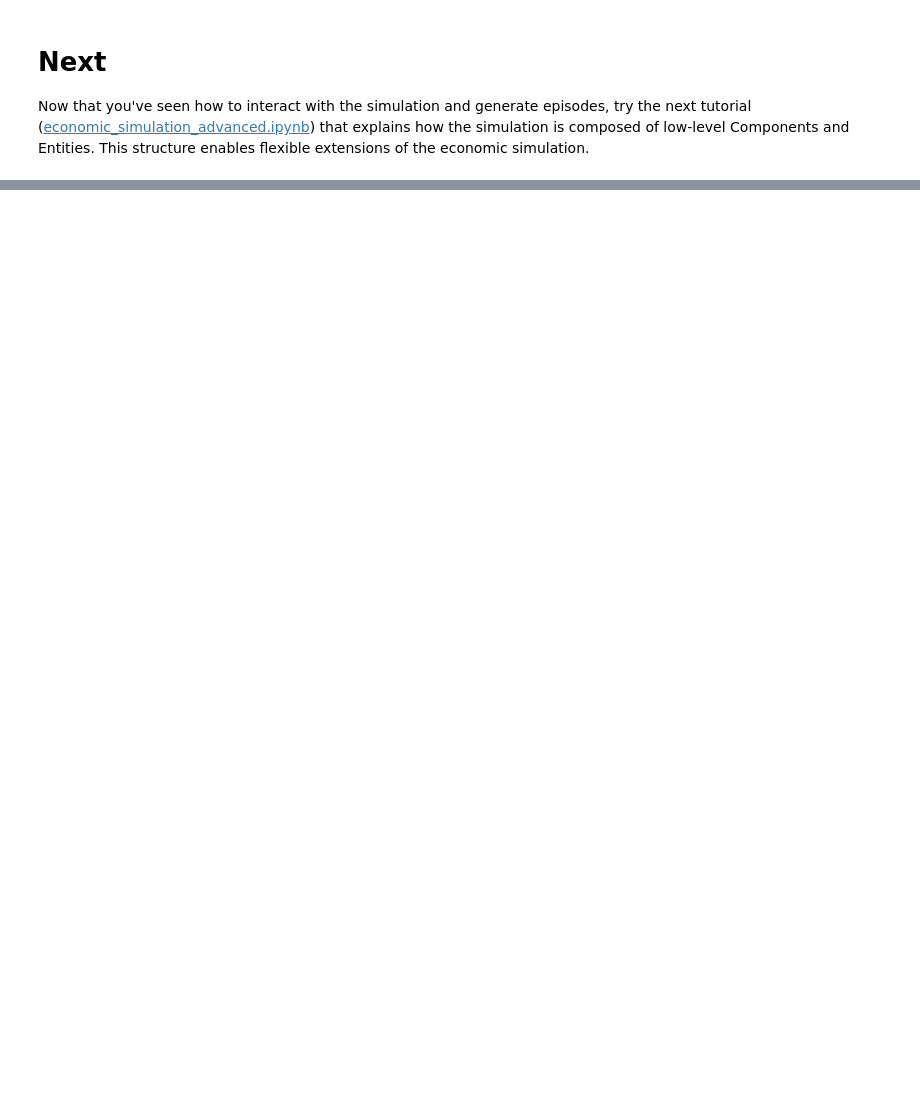
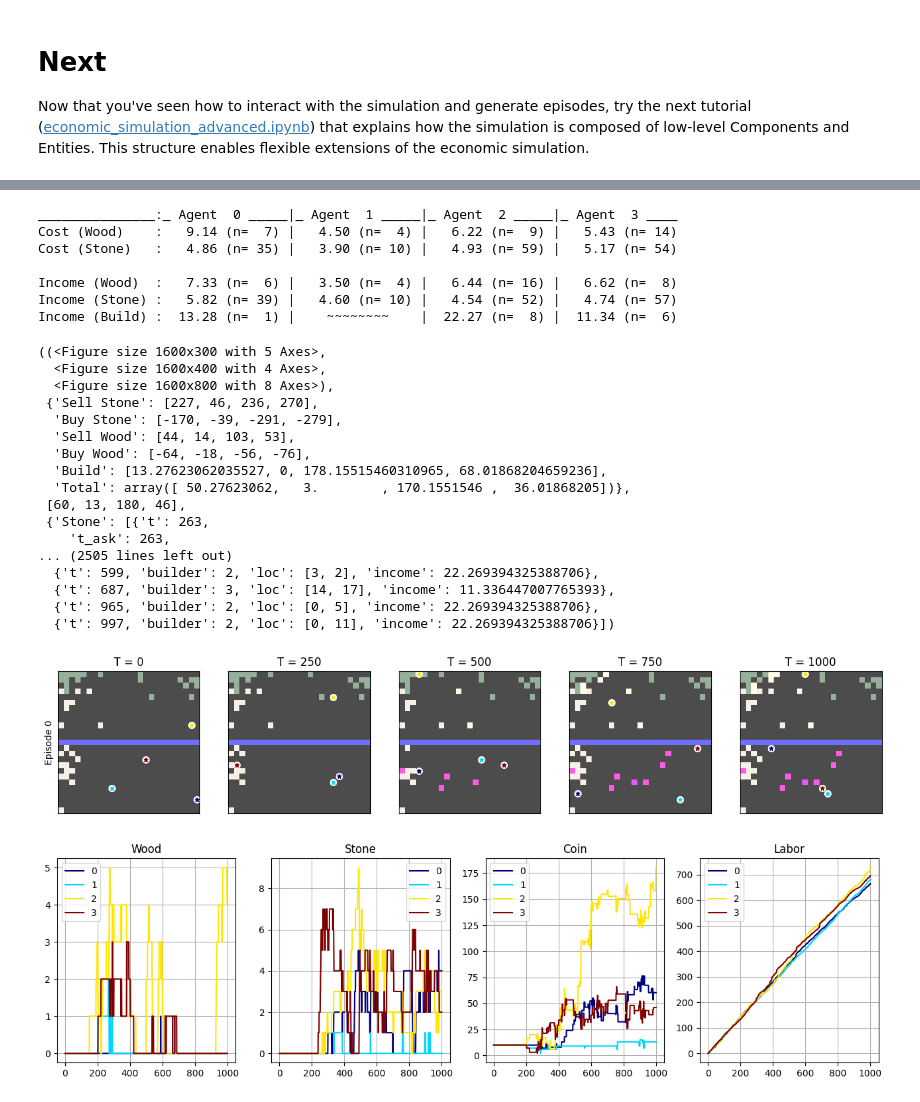
Before and after one commit to DragonsAreFuckingCool/DRL-in-international-economy-ai-economist-, a Jupyter notebook: tutorials/economic_simulation_basic.ipynb, the cells around one changed output, grey strips where cells are left out. Drawn from its saved outputs; the diff is of its cells as text; code cells hidden in the pictures; blank space fills up the shorter version.

```diff
--- a/tutorials/economic_simulation_basic.ipynb
+++ b/tutorials/economic_simulation_basic.ipynb
@@ -392,0 +542,37 @@ Now that you've seen how to interact with the simulation and generate episodes,
+# %%
+obs = split_env.reset(force_dense_logging=True)
+
+for t in range(split_env.episode_length):
+    actions = sample_random_actions(split_env, obs)
+    obs, rew, done, info = split_env.step(actions)
+# %%
+dense_log_split = split_env.previous_episode_dense_log
+
+plotting.breakdown(dense_log_split)
+# %% [output]
+_______________:_ Agent  0 _____|_ Agent  1 _____|_ Agent  2 _____|_ Agent  3 ____
+Cost (Wood)    :   9.14 (n=  7) |   4.50 (n=  4) |   6.22 (n=  9) |   5.43 (n= 14)
+Cost (Stone)   :   4.86 (n= 35) |   3.90 (n= 10) |   4.93 (n= 59) |   5.17 (n= 54)
+
+Income (Wood)  :   7.33 (n=  6) |   3.50 (n=  4) |   6.44 (n= 16) |   6.62 (n=  8)
+Income (Stone) :   5.82 (n= 39) |   4.60 (n= 10) |   4.54 (n= 52) |   4.74 (n= 57)
+Income (Build) :  13.28 (n=  1) |    ~~~~~~~~    |  22.27 (n=  8) |  11.34 (n=  6)
+((<Figure size 1600x300 with 5 Axes>,
+  <Figure size 1600x400 with 4 Axes>,
+  <Figure size 1600x800 with 8 Axes>),
+ {'Sell Stone': [227, 46, 236, 270],
+  'Buy Stone': [-170, -39, -291, -279],
+  'Sell Wood': [44, 14, 103, 53],
+  'Buy Wood': [-64, -18, -56, -76],
+  'Build': [13.27623062035527, 0, 178.15515460310965, 68.01868204659236],
+  'Total': array([ 50.27623062,   3.        , 170.1551546 ,  36.01868205])},
+ [60, 13, 180, 46],
+ {'Stone': [{'t': 263,
+    't_ask': 263,
+... (2505 lines left out)
+  {'t': 599, 'builder': 2, 'loc': [3, 2], 'income': 22.269394325388706},
+  {'t': 687, 'builder': 3, 'loc': [14, 17], 'income': 11.336447007765393},
+  {'t': 965, 'builder': 2, 'loc': [0, 5], 'income': 22.269394325388706},
+  {'t': 997, 'builder': 2, 'loc': [0, 11], 'income': 22.269394325388706}])
+[figure, added]
+[figure, added]
```
Also changed, not shown: parts of 29 cells of this notebook.
